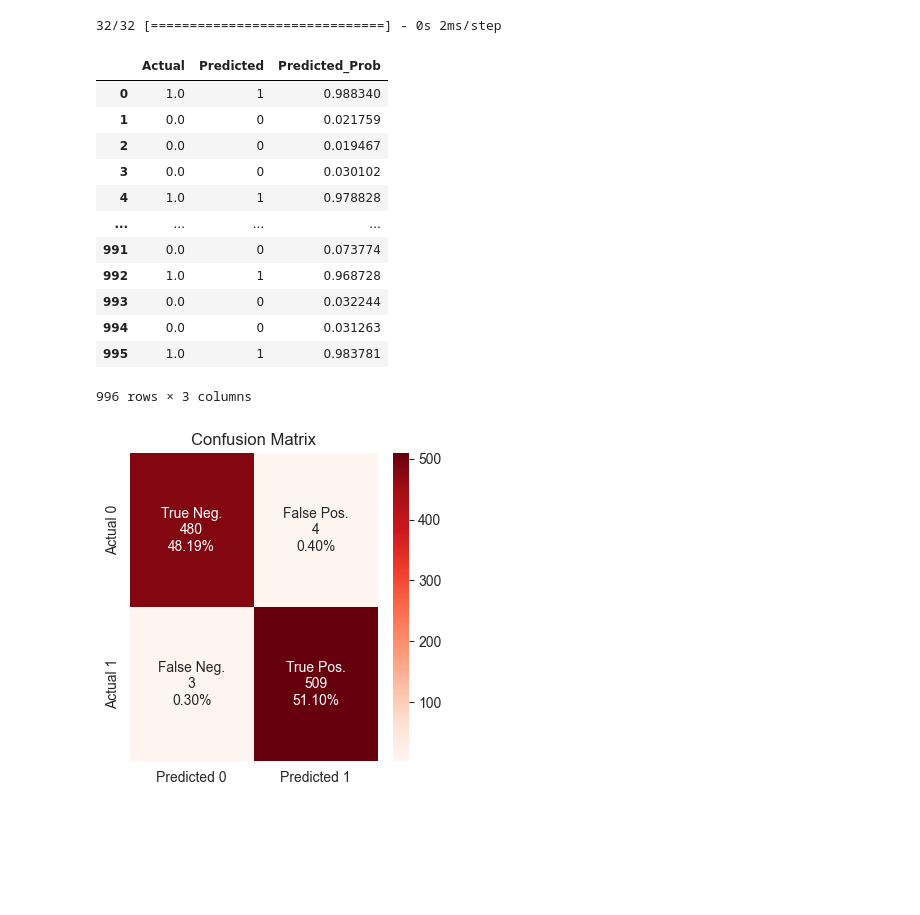
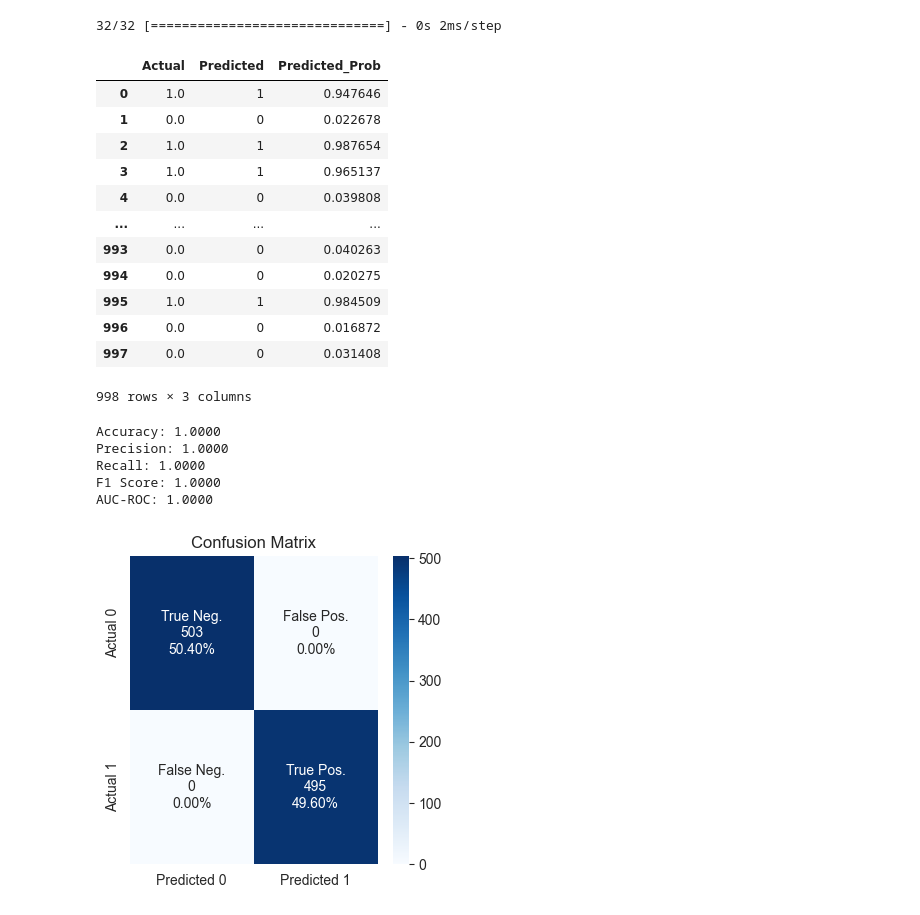
Before and after one commit to MauritzHaekli/stock-trend-predictor, a Jupyter notebook: predictor.ipynb, the cells around one changed output. Cells and saved outputs as stored; diff of their text form; code cells hidden in the pictures; blank space fills up the shorter version.

```diff
--- a/predictor.ipynb
+++ b/predictor.ipynb
@@ -40,7 +40,7 @@ df['day_of_week'] = df.index.day_of_week
 df['hour'] = df.index.hour
 target_column = df['open-trend']
 test_size = 0.2
-forward_lead = 10
+forward_lead = 2
 df['target'] = target_column.shift(-1)
 df = df.iloc[forward_lead:]
 df
@@ -142,7 +134,7 @@ optimizer = Adam(learning_rate=learning_rate)
 model.compile(optimizer=optimizer, loss='binary_crossentropy', metrics=['accuracy'])
 
 start_time = time.time()
-history = model.fit(X_train, y_train, epochs=30, batch_size=32, validation_data=(X_val, y_val), callbacks=[early_stopping])
+history = model.fit(X_train, y_train, epochs=30, batch_size=16, validation_data=(X_val, y_val), callbacks=[early_stopping])
 end_time = time.time()
 training_time = end_time - start_time
 print(f"Training time: {training_time:.2f} seconds")
@@ -202,18 +194,18 @@ results_df
 # %% [output]
 32/32 [==============================] - 0s 2ms/step
 |  | Actual | Predicted | Predicted_Prob |
-| 0 | 1.0 | 1 | 0.988340 |
-| 1 | 0.0 | 0 | 0.021759 |
-| 2 | 0.0 | 0 | 0.019467 |
-| 3 | 0.0 | 0 | 0.030102 |
-| 4 | 1.0 | 1 | 0.978828 |
+| 0 | 1.0 | 1 | 0.947646 |
+| 1 | 0.0 | 0 | 0.022678 |
+| 2 | 1.0 | 1 | 0.987654 |
+| 3 | 1.0 | 1 | 0.965137 |
+| 4 | 0.0 | 0 | 0.039808 |
 | ... | ... | ... | ... |
-| 991 | 0.0 | 0 | 0.073774 |
-| 992 | 1.0 | 1 | 0.968728 |
-| 993 | 0.0 | 0 | 0.032244 |
-| 994 | 0.0 | 0 | 0.031263 |
-| 995 | 1.0 | 1 | 0.983781 |
+| 993 | 0.0 | 0 | 0.040263 |
+| 994 | 0.0 | 0 | 0.020275 |
+| 995 | 1.0 | 1 | 0.984509 |
+| 996 | 0.0 | 0 | 0.016872 |
+| 997 | 0.0 | 0 | 0.031408 |
-996 rows × 3 columns
+998 rows × 3 columns
 # %%
 # Calculate evaluation metrics
 accuracy = accuracy_score(y_test, y_pred)
@@ -228,23 +220,29 @@ print(f"Precision: {precision:.4f}")
 print(f"Recall: {recall:.4f}")
 print(f"F1 Score: {f1:.4f}")
 print(f"AUC-ROC: {roc_auc:.4f}")
+# %% [output]
+Accuracy: 1.0000
+Precision: 1.0000
+Recall: 1.0000
+F1 Score: 1.0000
+AUC-ROC: 1.0000
 # %%
 conf_matrix = confusion_matrix(y_test, y_pred)
 
 # Display the confusion matrix using a heatmap
 plt.figure(figsize=(4, 4))
 
 group_names = ["True Neg.","False Pos.","False Neg.","True Pos."]
 group_counts = ["{0:0.0f}".format(value) for value in conf_matrix.flatten()]
 group_percentages = ["{0:.2%}".format(value) for value in conf_matrix.flatten()/np.sum(conf_matrix)]
 
 labels = [f"{v1}\n{v2}\n{v3}" for v1, v2, v3 in zip(group_names,group_counts,group_percentages)]
 labels = np.asarray(labels).reshape(2,2)
 
-sns.heatmap(conf_matrix, annot=labels, fmt='', cmap='Reds', cbar=True,
+sns.heatmap(conf_matrix, annot=labels, fmt='', cmap='Blues', cbar=True,
             xticklabels=['Predicted 0', 'Predicted 1'],
             yticklabels=['Actual 0', 'Actual 1'])
 plt.title('Confusion Matrix')
 plt.show()
 # %% [output]
-[figure, old version]
+[figure, new version]
```
Also changed, not shown: parts of 7 cells of this notebook, 4 other files.
